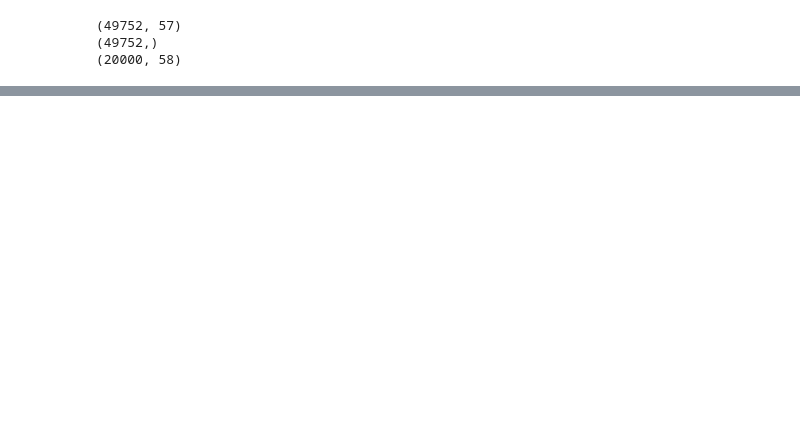
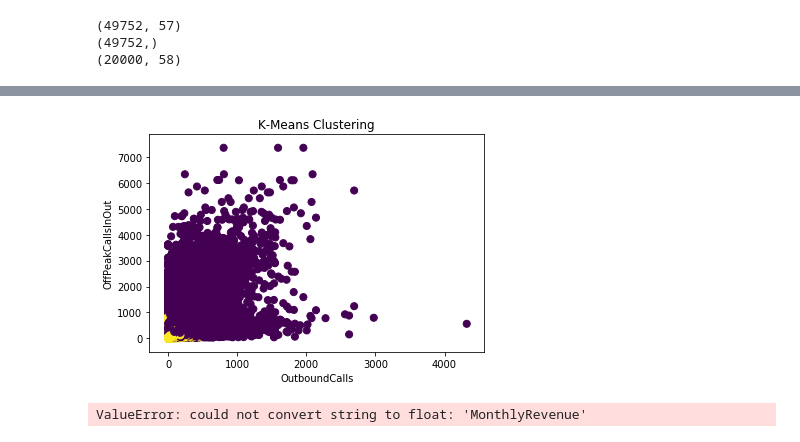
Before and after one commit to LordWader/Machine_Learning, a Jupyter notebook: telecom_churn_prediction_task-3/new_approeach.ipynb, the cells around one changed output, grey strips where cells are left out. Drawn from its saved outputs; the diff is of its cells as text; code cells hidden in the pictures; blank space fills up the shorter version.

```diff
--- a/telecom_churn_prediction_task-3/new_approeach.ipynb
+++ b/telecom_churn_prediction_task-3/new_approeach.ipynb
@@ -36,3 +60,58 @@ plt.show()
+# %%
+def doKmeans(X, nclust=2):
+    model = KMeans(nclust)
+    model.fit(X)
+    clust_labels = model.predict(X)
+    cent = model.cluster_centers_
+    return (clust_labels, cent)
+
+clust_labels, cent = doKmeans(X_train, 2)
+kmeans = pd.DataFrame(clust_labels)
+X_train.insert((X_train.shape[1]),'kmeans',kmeans)
+# %%
+fig = plt.figure()
+ax = fig.add_subplot(111)
+all_params = ['ReceivedCalls', 'MonthlyMinutes',
+              'BlockedCalls', 'DroppedBlockedCalls',
+              'OverageMinutes', 'MonthlyRevenue',
+              'ActiveSubs', 'UniqueSubs',
+              'PeakCallsInOut', 'MonthlyMinutes',
+              'OffPeakCallsInOut', 'MonthlyMinutes',
+              'RetentionCalls', 'RetentionOffersAccepted',
+              'ReceivedCalls', 'PeakCallsInOut',
+              'OutboundCalls', 'OffPeakCallsInOut']
+for param in range(0, len(all_params), 2):
+    scatter = ax.scatter(X_train[all_params[param]], X_train[all_params[param + 1]],c=kmeans[0], s=50)
+    ax.set_title('K-Means Clustering')
+    ax.set_xlabel(all_params[param])
+    ax.set_ylabel(all_params[param+1])
+    plt.colorbar
+    plt.draw()
+    plt.savefig('./Plots/{}.png'.format(param))
+# %% [output]
+[figure, added]
+# %%
+def doKmeans(X, nclust=2):
+    model = KMeans(nclust)
+    model.fit(X)
+    clust_labels = model.predict(X)
+    cent = model.cluster_centers_
+    return (clust_labels, cent)
+
+clust_labels, cent = doKmeans(X_train.columns, 2)
+kmeans = pd.DataFrame(clust_labels)
+wh1.insert((wh1.shape[1]),'kmeans',kmeans)
+
+fig = plt.figure()
+ax = fig.add_subplot(111)
+scatter = ax.scatter(wh1['Economy..GDP.per.Capita.'],wh1['Trust..Government.Corruption.'],
+                     c=kmeans[0],s=50)
+ax.set_title('K-Means Clustering')
+ax.set_xlabel('GDP per Capita')
+ax.set_ylabel('Corruption')
+plt.colorbar(scatter)
+# %% [output]
+ValueError: could not convert string to float: 'MonthlyRevenue'
 # %%
 # reducing dimensionality
 
```
Also changed, not shown: parts of 7 cells of this notebook, 10 other files.
